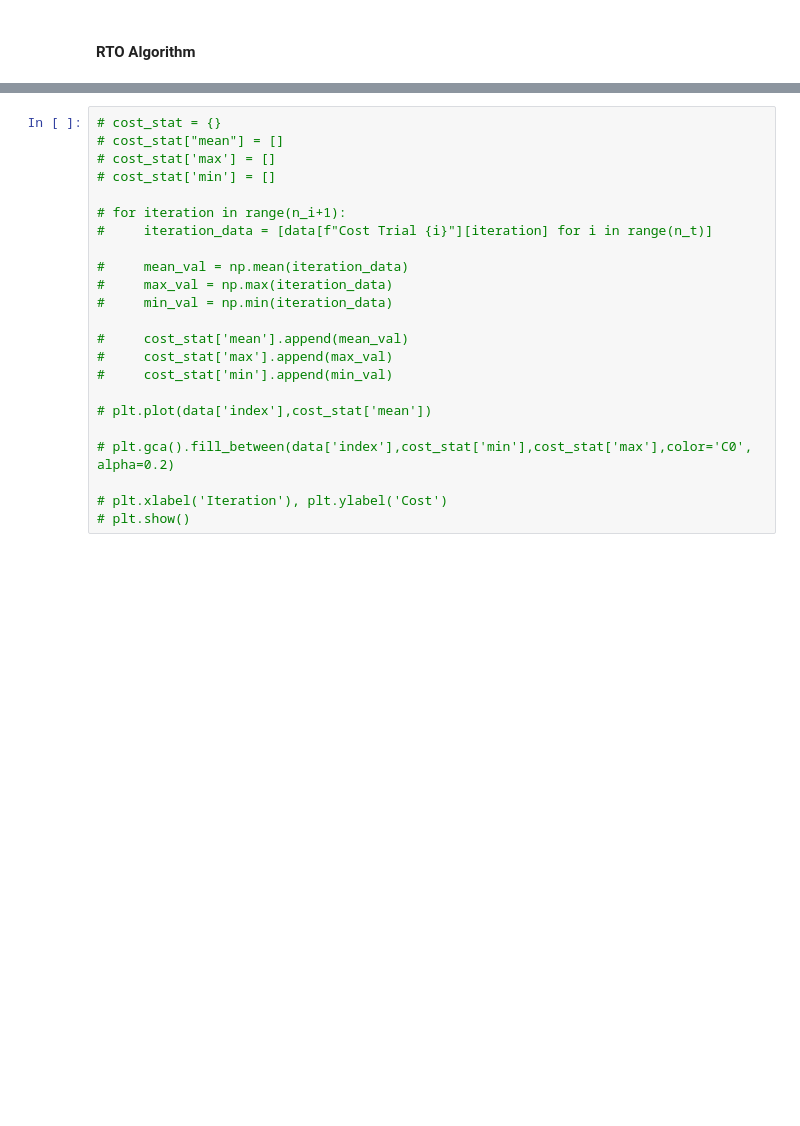
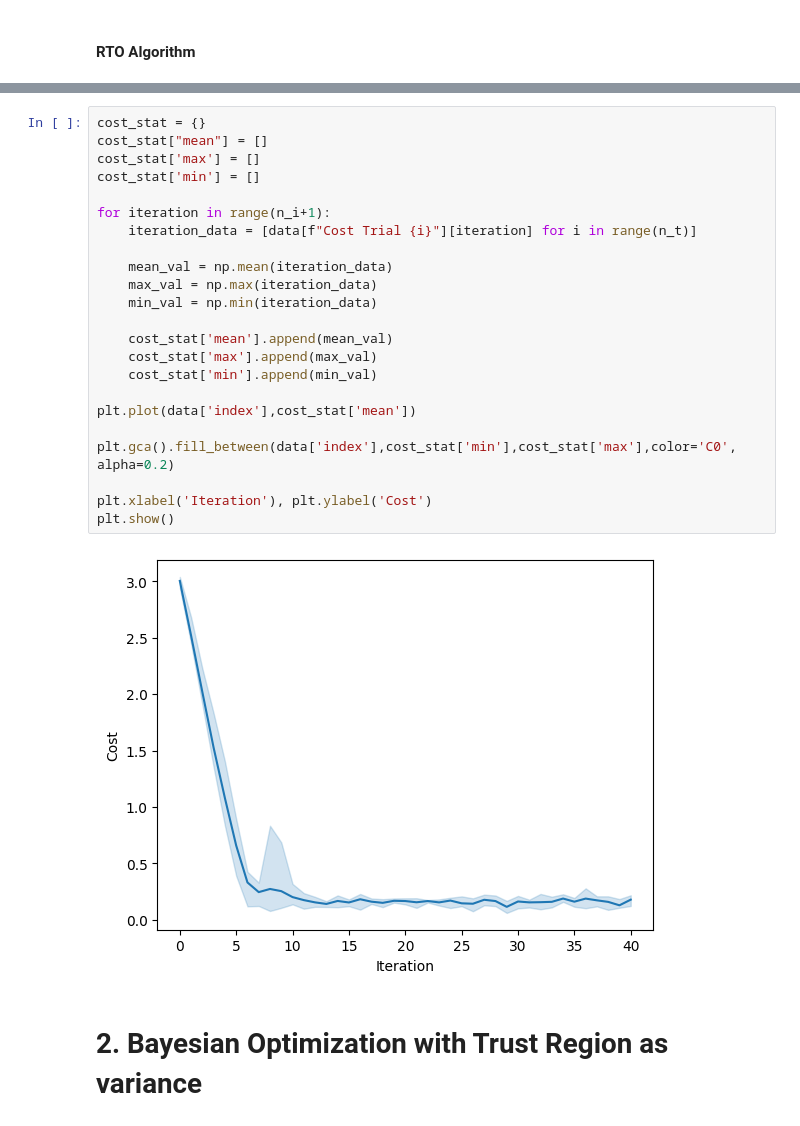
Before and after one commit to dleeim/Safe-Bayesian-Optimization, a Jupyter notebook: Benoit_Problem(BayesianOpt)copy.ipynb, the cells around one changed output, grey strips where cells are left out. Cells and saved outputs as stored; diff of their text form; blank space fills up the shorter version.

```diff
--- a/Benoit_Problem(BayesianOpt)copy.ipynb
+++ b/Benoit_Problem(BayesianOpt)copy.ipynb
@@ -545,23 +544,27 @@ plt.show()
 # %%
-# cost_stat = {}
-# cost_stat["mean"] = []
-# cost_stat['max'] = []
-# cost_stat['min'] = []
+cost_stat = {}
+cost_stat["mean"] = []
+cost_stat['max'] = []
+cost_stat['min'] = []
 
-# for iteration in range(n_i+1):
-#     iteration_data = [data[f"Cost Trial {i}"][iteration] for i in range(n_t)]
+for iteration in range(n_i+1):
+    iteration_data = [data[f"Cost Trial {i}"][iteration] for i in range(n_t)]
 
-#     mean_val = np.mean(iteration_data)
-#     max_val = np.max(iteration_data)
-#     min_val = np.min(iteration_data)
+    mean_val = np.mean(iteration_data)
+    max_val = np.max(iteration_data)
+    min_val = np.min(iteration_data)
 
-#     cost_stat['mean'].append(mean_val)
-#     cost_stat['max'].append(max_val)
-#     cost_stat['min'].append(min_val)
+    cost_stat['mean'].append(mean_val)
+    cost_stat['max'].append(max_val)
+    cost_stat['min'].append(min_val)
 
-# plt.plot(data['index'],cost_stat['mean'])
+plt.plot(data['index'],cost_stat['mean'])
 
-# plt.gca().fill_between(data['index'],cost_stat['min'],cost_stat['max'],color='C0', alpha=0.2)
+plt.gca().fill_between(data['index'],cost_stat['min'],cost_stat['max'],color='C0', alpha=0.2)
 
-# plt.xlabel('Iteration'), plt.ylabel('Cost')
-# plt.show()
+plt.xlabel('Iteration'), plt.ylabel('Cost')
+plt.show()
+# %% [output]
+[figure, added]
+# %% [markdown]
+# 2. Bayesian Optimization with Trust Region as variance
```
Also changed, not shown: parts of 16 cells of this notebook, 3 other files.
